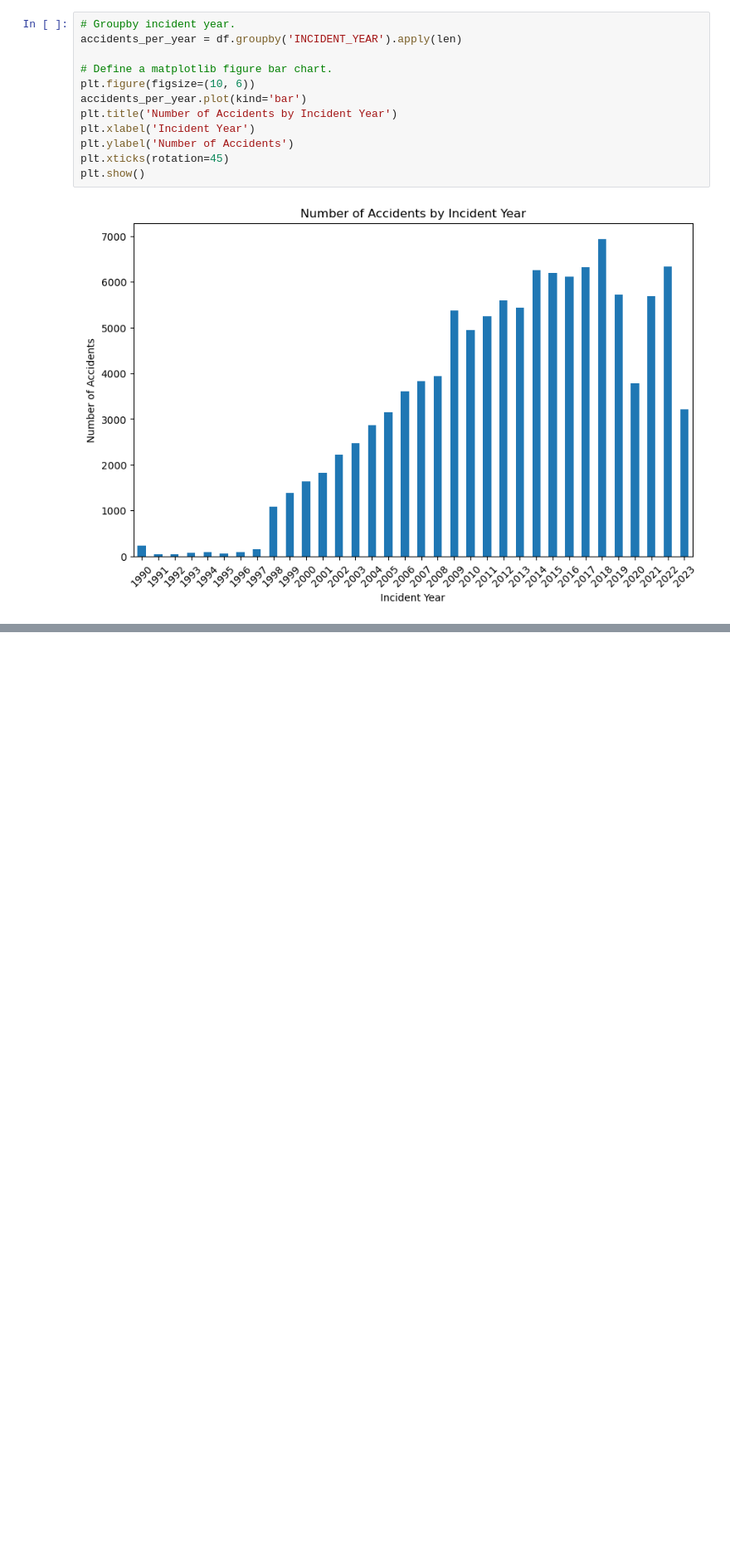
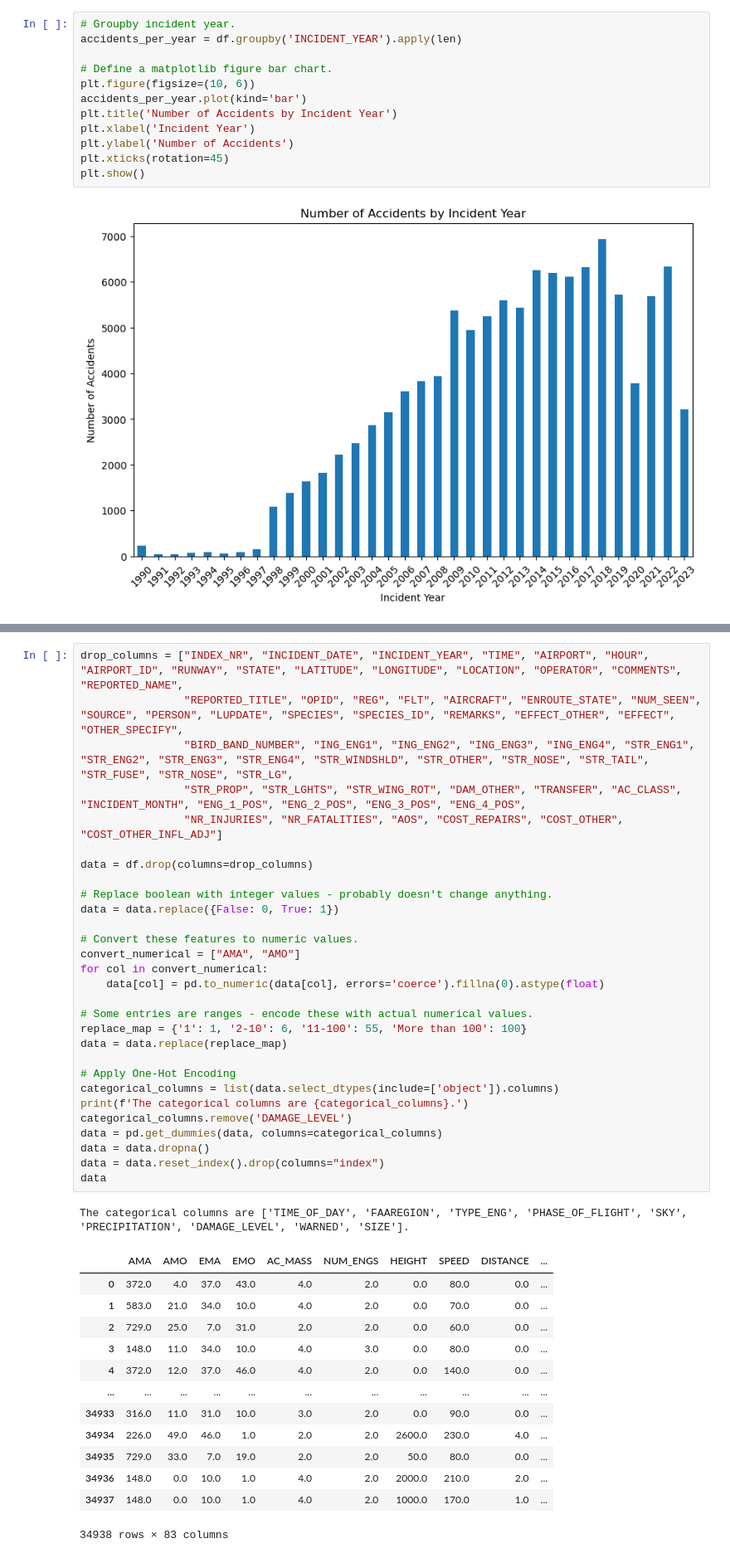
Before and after one commit to thejameszhang/cmsc320-project, a Jupyter notebook: eda.ipynb, the cells around one changed output, grey strips where cells are left out. Shown: that part at 83% size. Cells and saved outputs as stored; diff of their text form; blank space fills up the shorter version.

```diff
--- a/eda.ipynb
+++ b/eda.ipynb
@@ -197,0 +259,44 @@ Note that there was a steady increase in airplane wildlife crashes in the past 3
+# %%
+drop_columns = ["INDEX_NR", "INCIDENT_DATE", "INCIDENT_YEAR", "TIME", "AIRPORT", "HOUR", "AIRPORT_ID", "RUNWAY", "STATE", "LATITUDE", "LONGITUDE", "LOCATION", "OPERATOR", "COMMENTS", "REPORTED_NAME",
+                "REPORTED_TITLE", "OPID", "REG", "FLT", "AIRCRAFT", "ENROUTE_STATE", "NUM_SEEN", "SOURCE", "PERSON", "LUPDATE", "SPECIES", "SPECIES_ID", "REMARKS", "EFFECT_OTHER", "EFFECT", "OTHER_SPECIFY",
+                "BIRD_BAND_NUMBER", "ING_ENG1", "ING_ENG2", "ING_ENG3", "ING_ENG4", "STR_ENG1", "STR_ENG2", "STR_ENG3", "STR_ENG4", "STR_WINDSHLD", "STR_OTHER", "STR_NOSE", "STR_TAIL", "STR_FUSE", "STR_NOSE", "STR_LG",
+                "STR_PROP", "STR_LGHTS", "STR_WING_ROT", "DAM_OTHER", "TRANSFER", "AC_CLASS", "INCIDENT_MONTH", "ENG_1_POS", "ENG_2_POS", "ENG_3_POS", "ENG_4_POS",
+                "NR_INJURIES", "NR_FATALITIES", "AOS", "COST_REPAIRS", "COST_OTHER", "COST_OTHER_INFL_ADJ"]
+
+data = df.drop(columns=drop_columns)
+
+# Replace boolean with integer values - probably doesn't change anything.
+data = data.replace({False: 0, True: 1})
+
+# Convert these features to numeric values.
+convert_numerical = ["AMA", "AMO"]
+for col in convert_numerical:
+    data[col] = pd.to_numeric(data[col], errors='coerce').fillna(0).astype(float)
+
+# Some entries are ranges - encode these with actual numerical values.
+replace_map = {'1': 1, '2-10': 6, '11-100': 55, 'More than 100': 100}
+data = data.replace(replace_map)
+
+# Apply One-Hot Encoding
+categorical_columns = list(data.select_dtypes(include=['object']).columns)
+print(f'The categorical columns are {categorical_columns}.')
+categorical_columns.remove('DAMAGE_LEVEL')
+data = pd.get_dummies(data, columns=categorical_columns)
+data = data.dropna()
+data = data.reset_index().drop(columns="index")
+data
+# %% [output]
+The categorical columns are ['TIME_OF_DAY', 'FAAREGION', 'TYPE_ENG', 'PHASE_OF_FLIGHT', 'SKY', 'PRECIPITATION', 'DAMAGE_LEVEL', 'WARNED', 'SIZE'].
+|  | AMA | AMO | EMA | EMO | AC_MASS | NUM_ENGS | HEIGHT | SPEED | DISTANCE | ... |
+| 0 | 372.0 | 4.0 | 37.0 | 43.0 | 4.0 | 2.0 | 0.0 | 80.0 | 0.0 | ... |
+| 1 | 583.0 | 21.0 | 34.0 | 10.0 | 4.0 | 2.0 | 0.0 | 70.0 | 0.0 | ... |
+| 2 | 729.0 | 25.0 | 7.0 | 31.0 | 2.0 | 2.0 | 0.0 | 60.0 | 0.0 | ... |
+| 3 | 148.0 | 11.0 | 34.0 | 10.0 | 4.0 | 3.0 | 0.0 | 80.0 | 0.0 | ... |
+| 4 | 372.0 | 12.0 | 37.0 | 46.0 | 4.0 | 2.0 | 0.0 | 140.0 | 0.0 | ... |
+| ... | ... | ... | ... | ... | ... | ... | ... | ... | ... | ... |
+| 34933 | 316.0 | 11.0 | 31.0 | 10.0 | 3.0 | 2.0 | 0.0 | 90.0 | 0.0 | ... |
+| 34934 | 226.0 | 49.0 | 46.0 | 1.0 | 2.0 | 2.0 | 2600.0 | 230.0 | 4.0 | ... |
+| 34935 | 729.0 | 33.0 | 7.0 | 19.0 | 2.0 | 2.0 | 50.0 | 80.0 | 0.0 | ... |
+| 34936 | 148.0 | 0.0 | 10.0 | 1.0 | 4.0 | 2.0 | 2000.0 | 210.0 | 2.0 | ... |
+| 34937 | 148.0 | 0.0 | 10.0 | 1.0 | 4.0 | 2.0 | 1000.0 | 170.0 | 1.0 | ... |
+34938 rows × 83 columns
```
Also changed, not shown: parts of 24 cells of this notebook.
